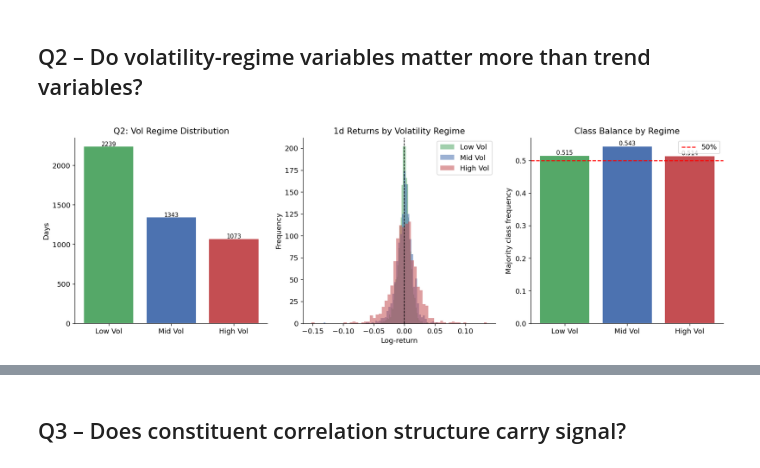
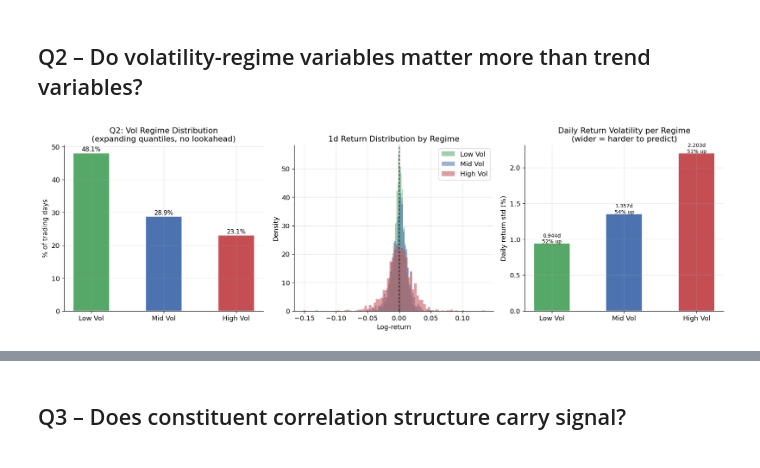
Before and after one commit to alfonsoglamuno/IBEX_Prediction, a Jupyter notebook: notebooks/ibex_study.ipynb, the cells around one changed output, grey strips where cells are left out. Saved outputs shown, nothing was run; the diff lists cells and outputs as text; code cells hidden in the pictures.

```diff
--- a/notebooks/ibex_study.ipynb
+++ b/notebooks/ibex_study.ipynb
@@ -35,8 +69,9 @@ Setup done
 import yfinance as yf
 
 ibex = yf.download("^IBEX", start="2007-01-01", auto_adjust=True, progress=False)
-ibex.columns = ibex.columns.get_level_values(0) if isinstance(ibex.columns, pd.MultiIndex) else ibex.columns
+ibex.columns = (ibex.columns.get_level_values(0)
+                if isinstance(ibex.columns, pd.MultiIndex) else ibex.columns)
 ibex = ibex[["Open","High","Low","Close","Volume"]].dropna()
-print(f"IBEX35: {len(ibex)} rows, {ibex.index[0].date()} \u2013 {ibex.index[-1].date()}")
-ibex.head()
+print(f"IBEX35: {len(ibex)} rows  |  {ibex.index[0].date()} to {ibex.index[-1].date()}")
+ibex.tail(3)
 # %% [output]
@@ -181,52 +258,65 @@ AUC — Base: 0.5158 | +STOXX: 0.5138 | +All: 0.5222
 # %% [markdown]
 ## Q2 – Do volatility-regime variables matter more than trend variables?
 # %%
-# Regime distribution
-regime = df["target_vol_regime"]
-dir_1d = df["target_dir_1d"]
+regime   = df["target_vol_regime"]
+dir_1d   = df["target_dir_1d"]
+ret_1d   = df["target_ret_1d"]
 
-fig, axes = plt.subplots(1, 3, figsize=(15, 5))
+REGIME_NAMES  = {0: "Low Vol", 1: "Mid Vol", 2: "High Vol"}
+REGIME_COLORS = {0: "#55A868", 1: "#4C72B0", 2: "#C44E52"}
 
-regime_names = {0: "Low Vol", 1: "Mid Vol", 2: "High Vol"}
-regime_colors = {"Low Vol": "#55A868", "Mid Vol": "#4C72B0", "High Vol": "#C44E52"}
+fig, axes = plt.subplots(1, 3, figsize=(16, 5))
 
-# Left: regime distribution
-counts = regime.value_counts().sort_index()
+# ── Left: regime distribution over time ──────────────────────────────────────
 ax = axes[0]
-ax.bar([regime_names[i] for i in counts.index], counts.values,
-       color=[regime_colors[regime_names[i]] for i in counts.index], edgecolor="white")
-ax.set_title("Q2: Vol Regime Distribution"); ax.set_ylabel("Days")
-for bar, val in zip(ax.patches, counts.values):
-    ax.text(bar.get_x() + bar.get_width()/2, val + 5, str(val), ha="center", fontsize=9)
+regime_pct = regime.value_counts(normalize=True).sort_index()
+ax.bar([REGIME_NAMES[i] for i in regime_pct.index],
+       regime_pct.values * 100,
+       color=[REGIME_COLORS[i] for i in regime_pct.index],
+       edgecolor="white", width=0.5)
+ax.set_ylabel("% of trading days")
+ax.set_title("Q2: Vol Regime Distribution\n(expanding quantiles, no lookahead)")
+for bar, pct in zip(ax.patches, regime_pct.values * 100):
+    ax.text(bar.get_x() + bar.get_width() / 2, bar.get_height() + 0.5,
+            f"{pct:.1f}%", ha="center", fontsize=10)
 
-# Centre: return distribution per regime
+# ── Centre: return distribution per regime ───────────────────────────────────
 ax2 = axes[1]
 for r in [0, 1, 2]:
     mask = regime == r
-    rets = df.loc[mask, "target_ret_1d"].dropna()
-    ax2.hist(rets, bins=60, alpha=0.55, label=regime_names[r], color=regime_colors[regime_names[r]])
-ax2.axvline(0, color="black", lw=1, linestyle="--")
-ax2.set_title("1d Returns by Volatility Regime"); ax2.set_xlabel("Log-return"); ax2.set_ylabel("Frequency")
+    rets = ret_1d[mask].dropna()
+    ax2.hist(rets, bins=80, alpha=0.55, label=REGIME_NAMES[r],
+             color=REGIME_COLORS[r], density=True)
+ax2.axvline(0, color="black", lw=1.2, linestyle="--")
+ax2.set_title("1d Return Distribution by Regime")
+ax2.set_xlabel("Log-return"); ax2.set_ylabel("Density")
 ax2.legend()
 
-# Right: accuracy per regime
+# ── Right: AUC and std deviation per regime ───────────────────────────────────
 ax3 = axes[2]
-accs = []
+regime_stats = []
 for r in [0, 1, 2]:
     mask = (regime == r) & dir_1d.notna()
-    trivial = max(dir_1d[mask].mean(), 1-dir_1d[mask].mean())
-    accs.append({"Regime": regime_names[r], "Trivial accuracy": round(trivial, 3), "Days": int(mask.sum())})
-acc_df = pd.DataFrame(accs)
-bars = ax3.bar(acc_df["Regime"], acc_df["Trivial accuracy"],
-               color=[regime_colors[r] for r in acc_df["Regime"]], edgecolor="white")
-ax3.axhline(0.5, color="red", linestyle="--", lw=1.5, label="50%")
-ax3.set_title("Class Balance by Regime"); ax3.set_ylabel("Majority class frequency"); ax3.legend()
-for bar, val in zip(bars, acc_df["Trivial accuracy"]):
-    ax3.text(bar.get_x() + bar.get_width()/2, val + 0.003, f"{val:.3f}", ha="center", fontsize=9)
+    group_rets = ret_1d[mask].dropna()
+    regime_stats.append({
+        "Regime": REGIME_NAMES[r],
+        "Days":   int(mask.sum()),
+        "Std %":  round(float(group_rets.std() * 100), 3),
+        "% Up":   round(float(dir_1d[mask].mean() * 100), 1),
+    })
+stats_df = pd.DataFrame(regime_stats)
+
+bars3 = ax3.bar(stats_df["Regime"], stats_df["Std %"],
+                color=[REGIME_COLORS[r] for r in [0,1,2]], edgecolor="white", width=0.5)
+ax3.set_ylabel("Daily return std (%)")
+ax3.set_title("Daily Return Volatility per Regime\n(wider = harder to predict)")
+for bar, row in zip(bars3, stats_df.itertuples()):
+    ax3.text(bar.get_x() + bar.get_width() / 2, bar.get_height() + 0.002,
+             f"{row._3}d\n{row._4:.0f}% up", ha="center", fontsize=8.5)
 
 plt.tight_layout()
-plt.savefig(RESULTS / "study_02_regimes.png", bbox_inches="tight")
+plt.savefig(RESULTS / "study_02_regimes.png", bbox_inches="tight", dpi=130)
 plt.show()
-print(acc_df.to_string(index=False))
+print(stats_df.to_string(index=False))
 # %% [output]
-[figure, old version]
+[figure, new version]
```
Also changed, not shown: parts of 18 cells of this notebook, 12 other files.
